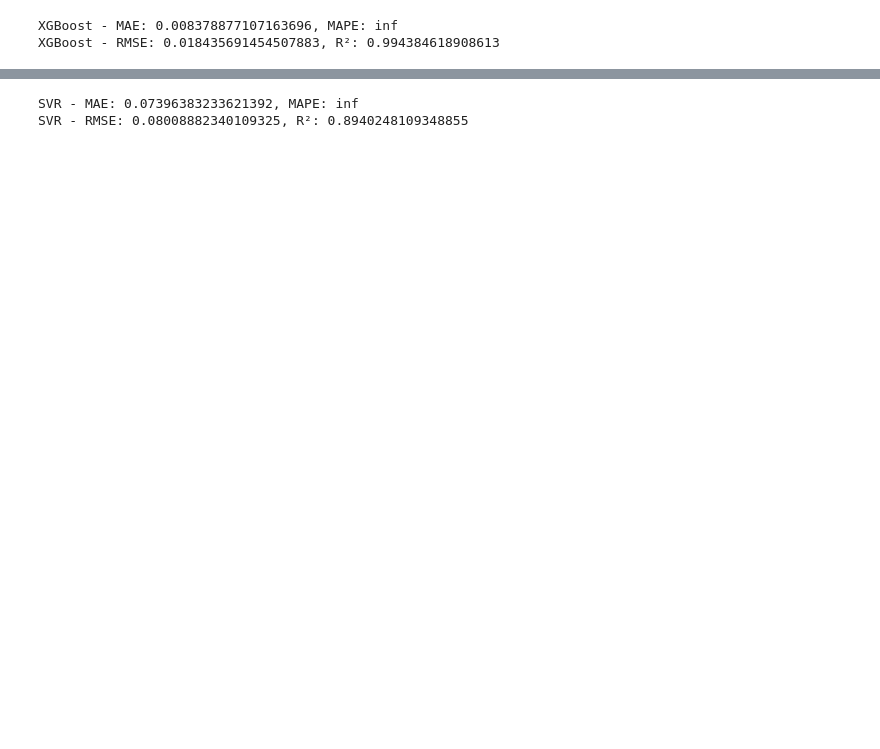
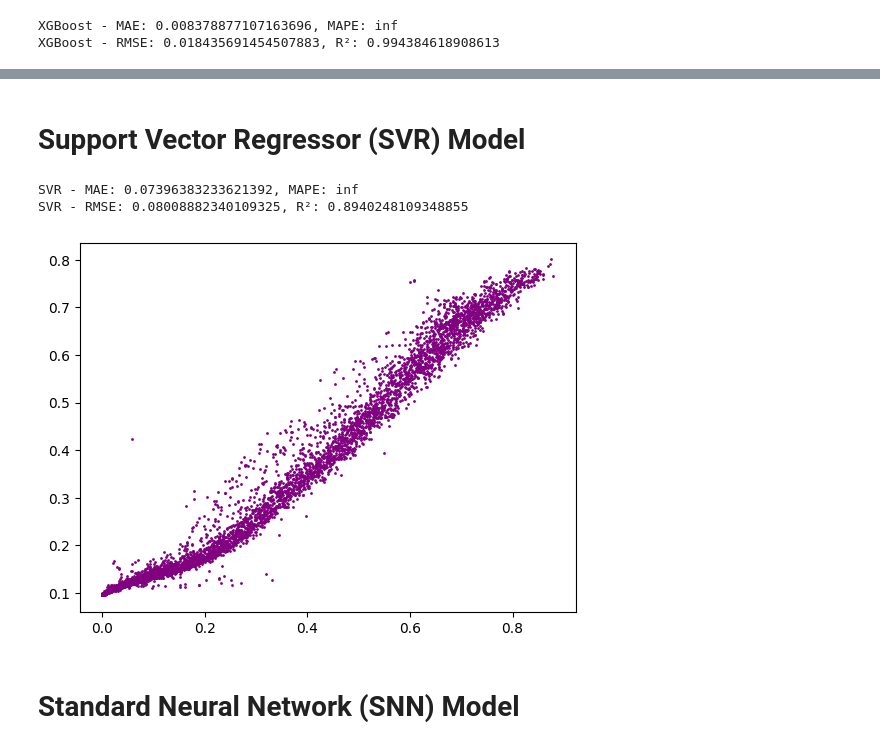
Before and after one commit to ShilpaSrinivasaReddy/PV_production, a Jupyter notebook: pv_code.ipynb, the cells around one changed output, grey strips where cells are left out. Saved outputs shown, nothing was run; the diff lists cells and outputs as text; code cells hidden in the pictures; blank space fills up the shorter version.

```diff
--- a/pv_code.ipynb
+++ b/pv_code.ipynb
@@ -384,3 +528,5 @@ plt.show()
+# %% [markdown]
+# Support Vector Regressor (SVR) Model
 # %%
 from sklearn.svm import SVR
 
@@ -407,6 +553,16 @@ print(f"SVR - RMSE: {rmse_svr}, R²: {r2_svr}")
 # %% [output]
 SVR - MAE: 0.07396383233621392, MAPE: inf
 SVR - RMSE: 0.08008882340109325, R²: 0.8940248109348855
+# %%
+import matplotlib.pyplot as plt
+
+plt.scatter(y_test, y_pred_svr, s=1, color='purple', label='SVR Predictions')
+
+plt.show()
+# %% [output]
+[figure, added]
+# %% [markdown]
+# Standard Neural Network (SNN) Model
 # %%
 from tensorflow.keras.models import Sequential
 from tensorflow.keras.layers import Dense
```
Also changed, not shown: parts of 60 cells of this notebook.
